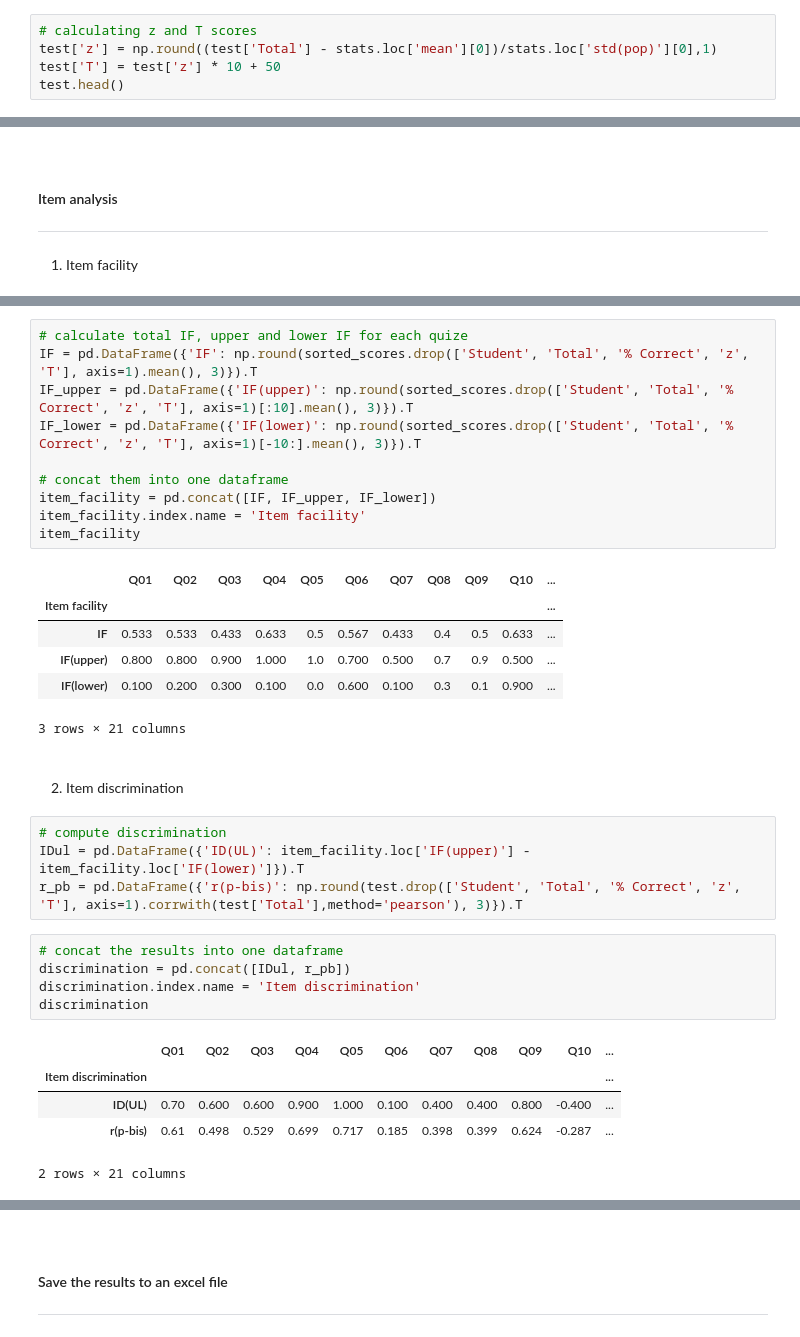
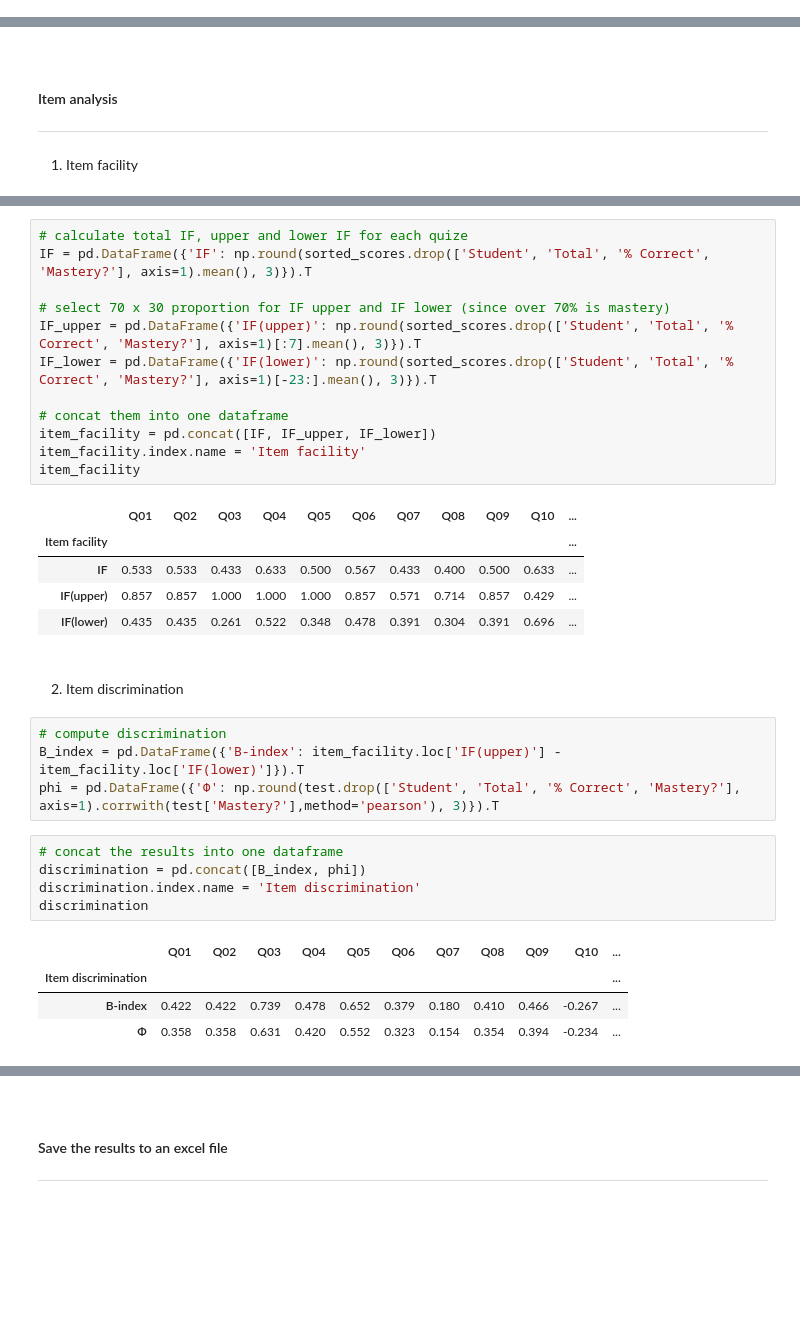
Before and after one commit to olgarozhdestvina/Data-Science-and-Machine-Learning, a Jupyter notebook: Data analytics/Language tests/One test dichotomous analysis CRT.ipynb, the cells around one changed output, grey strips where cells are left out. Drawn from its saved outputs; the diff is of its cells as text; blank space fills up the shorter version.

```diff
--- a/Data analytics/Language tests/One test dichotomous analysis CRT.ipynb
+++ b/Data analytics/Language tests/One test dichotomous analysis CRT.ipynb
@@ -231,5 +225,0 @@ ___
-# %%
-# calculating z and T scores
-test['z'] = np.round((test['Total'] - stats.loc['mean'][0])/stats.loc['std(pop)'][0],1)
-test['T'] = test['z'] * 10 + 50
-test.head()
@@ -273,8 +245,10 @@ sorted_scores.head()
 # %%
 # calculate total IF, upper and lower IF for each quize
-IF = pd.DataFrame({'IF': np.round(sorted_scores.drop(['Student', 'Total', '% Correct', 'z', 'T'], axis=1).mean(), 3)}).T
-IF_upper = pd.DataFrame({'IF(upper)': np.round(sorted_scores.drop(['Student', 'Total', '% Correct', 'z', 'T'], axis=1)[:10].mean(), 3)}).T
-IF_lower = pd.DataFrame({'IF(lower)': np.round(sorted_scores.drop(['Student', 'Total', '% Correct', 'z', 'T'], axis=1)[-10:].mean(), 3)}).T
+IF = pd.DataFrame({'IF': np.round(sorted_scores.drop(['Student', 'Total', '% Correct', 'Mastery?'], axis=1).mean(), 3)}).T
+
+# select 70 x 30 proportion for IF upper and IF lower (since over 70% is mastery)
+IF_upper = pd.DataFrame({'IF(upper)': np.round(sorted_scores.drop(['Student', 'Total', '% Correct', 'Mastery?'], axis=1)[:7].mean(), 3)}).T
+IF_lower = pd.DataFrame({'IF(lower)': np.round(sorted_scores.drop(['Student', 'Total', '% Correct', 'Mastery?'], axis=1)[-23:].mean(), 3)}).T
 
 # concat them into one dataframe
 item_facility = pd.concat([IF, IF_upper, IF_lower])
@@ -283,29 +257,27 @@ item_facility
 # %% [output]
 |  | Q01 | Q02 | Q03 | Q04 | Q05 | Q06 | Q07 | Q08 | Q09 | Q10 | ... |
 | Item facility |  |  |  |  |  |  |  |  |  |  | ... |
-| IF | 0.533 | 0.533 | 0.433 | 0.633 | 0.5 | 0.567 | 0.433 | 0.4 | 0.5 | 0.633 | ... |
-| IF(upper) | 0.800 | 0.800 | 0.900 | 1.000 | 1.0 | 0.700 | 0.500 | 0.7 | 0.9 | 0.500 | ... |
-| IF(lower) | 0.100 | 0.200 | 0.300 | 0.100 | 0.0 | 0.600 | 0.100 | 0.3 | 0.1 | 0.900 | ... |
+| IF | 0.533 | 0.533 | 0.433 | 0.633 | 0.500 | 0.567 | 0.433 | 0.400 | 0.500 | 0.633 | ... |
+| IF(upper) | 0.857 | 0.857 | 1.000 | 1.000 | 1.000 | 0.857 | 0.571 | 0.714 | 0.857 | 0.429 | ... |
+| IF(lower) | 0.435 | 0.435 | 0.261 | 0.522 | 0.348 | 0.478 | 0.391 | 0.304 | 0.391 | 0.696 | ... |
-3 rows × 21 columns
 # %% [markdown]
 <br>
 
 2. Item discrimination
 # %%
 # compute discrimination
-IDul = pd.DataFrame({'ID(UL)': item_facility.loc['IF(upper)'] - item_facility.loc['IF(lower)']}).T
-r_pb = pd.DataFrame({'r(p-bis)': np.round(test.drop(['Student', 'Total', '% Correct', 'z', 'T'], axis=1).corrwith(test['Total'],method='pearson'), 3)}).T
+B_index = pd.DataFrame({'B-index': item_facility.loc['IF(upper)'] - item_facility.loc['IF(lower)']}).T
+phi = pd.DataFrame({'Ф': np.round(test.drop(['Student', 'Total', '% Correct', 'Mastery?'], axis=1).corrwith(test['Mastery?'],method='pearson'), 3)}).T
 # %%
 # concat the results into one dataframe
-discrimination = pd.concat([IDul, r_pb])
+discrimination = pd.concat([B_index, phi])
 discrimination.index.name = 'Item discrimination'
 discrimination
 # %% [output]
 |  | Q01 | Q02 | Q03 | Q04 | Q05 | Q06 | Q07 | Q08 | Q09 | Q10 | ... |
 | Item discrimination |  |  |  |  |  |  |  |  |  |  | ... |
-| ID(UL) | 0.70 | 0.600 | 0.600 | 0.900 | 1.000 | 0.100 | 0.400 | 0.400 | 0.800 | -0.400 | ... |
-| r(p-bis) | 0.61 | 0.498 | 0.529 | 0.699 | 0.717 | 0.185 | 0.398 | 0.399 | 0.624 | -0.287 | ... |
+| B-index | 0.422 | 0.422 | 0.739 | 0.478 | 0.652 | 0.379 | 0.180 | 0.410 | 0.466 | -0.267 | ... |
+| Ф | 0.358 | 0.358 | 0.631 | 0.420 | 0.552 | 0.323 | 0.154 | 0.354 | 0.394 | -0.234 | ... |
-2 rows × 21 columns
 # %% [markdown]
 <br>
 
```
Also changed, not shown: parts of 14 cells of this notebook, 1 other file.
